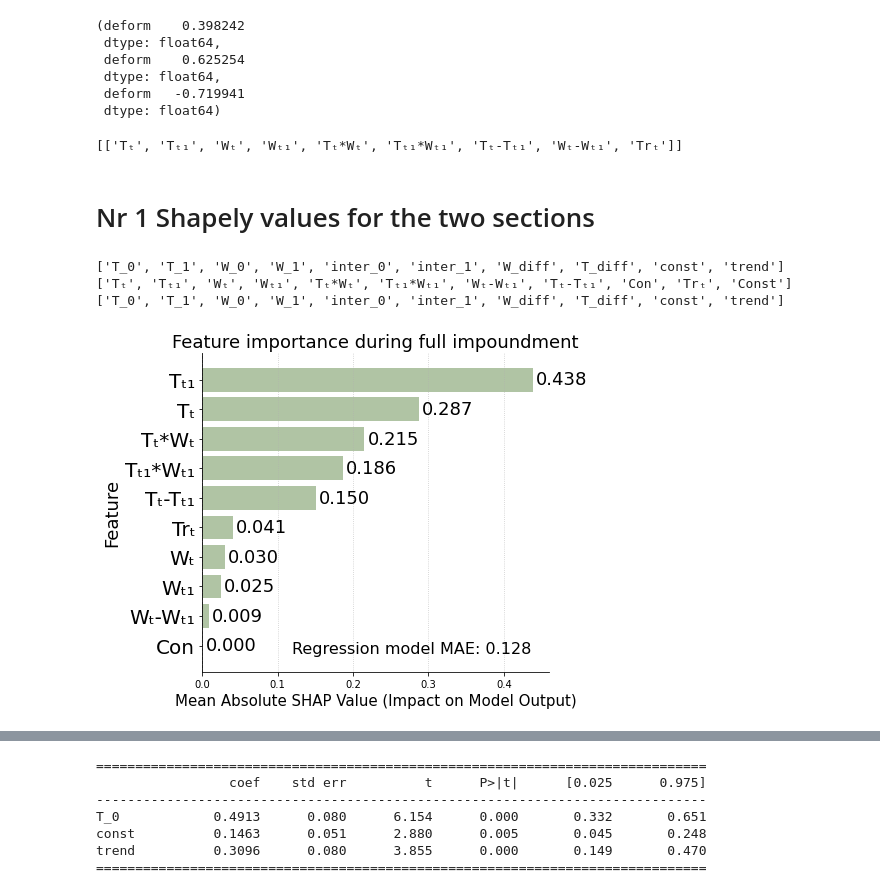
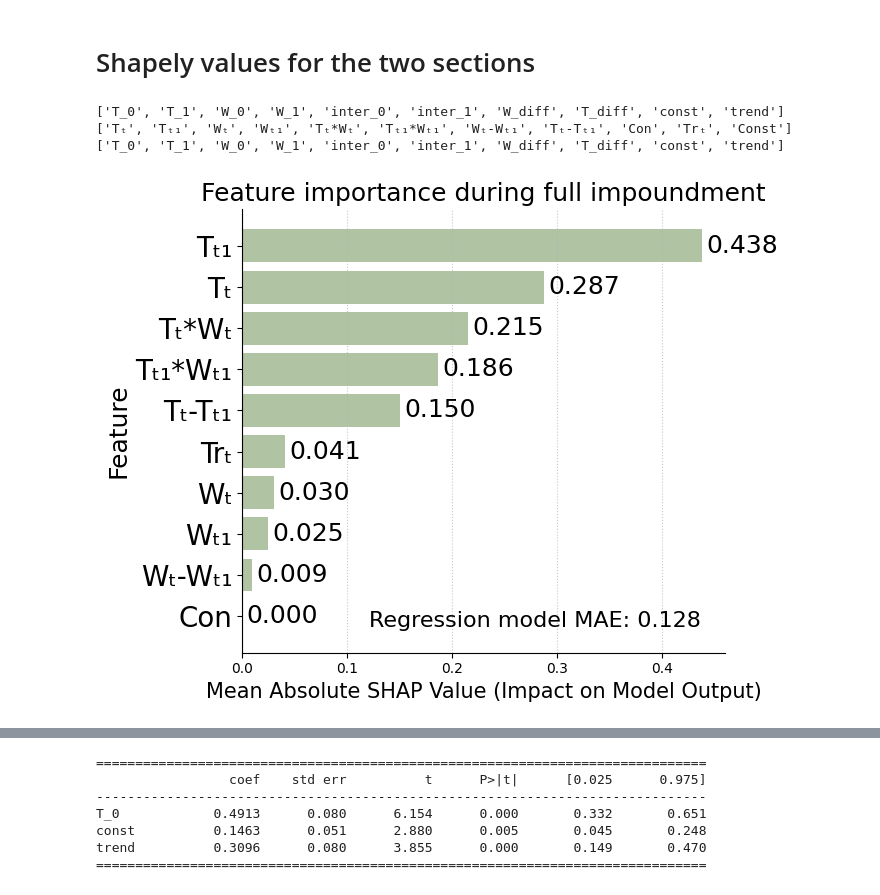
Before and after one commit to Gideon-Stein/KI4KI, a Jupyter notebook: glörtal_analysis/glör_paper.ipynb, the cells around one changed output, grey strips where cells are left out. Cells and saved outputs as stored; diff of their text form; code cells hidden in the pictures.

```diff
--- a/glörtal_analysis/glör_paper.ipynb
+++ b/glörtal_analysis/glör_paper.ipynb
@@ -23,40 +20,16 @@ Importantly, we ran a grid seach first via glör_paper_hydra.py to evaluate vari
-# %%
-ps, in_situ  = load_raw(which_ps="S1")
-a = ps.index.values[1:] - ps.index.values[:-1]
-# convert to days
-a = a / np.timedelta64(1, 'D')
-# %%
-# draining and full periods:
-start = in_situ[in_situ["W"] == 284.04].index.min()
-end = "2019-01-14"
-refill_with_full_data_start = "2019-09-09"
-fill_end = "2021-02-08"
-
-drain = ps[(ps.index > start) & (ps.index < end)]
-refill = ps[(ps.index > refill_with_full_data_start) & (ps.index < fill_end)]
-full = ps[(ps.index > fill_end)]
-
-drain.mean(), refill.mean(), full.mean()
-# %% [output]
-(deform    0.398242
- dtype: float64,
- deform    0.625254
- dtype: float64,
- deform   -0.719941
- dtype: float64)
 # %%
 res = {}
 
 # Load model results
 
-for ps in ["t+s"]:
-    m1 = pickle.load(open("results/" + ps + "/drain.p", "rb"))
-    m2 = pickle.load(open("results/" + ps + "/refill_T.p", "rb"))
-    m3 = pickle.load(open("results/" + ps + "/full_T.p", "rb"))
-    m4 = pickle.load(open("results/" + ps + "/refill_W.p", "rb"))
-    m5 = pickle.load(open("results/" + ps + "/full_W.p", "rb"))
-    m6 = pickle.load(open("results/" + ps + "/refill.p", "rb"))
-    m7 = pickle.load(open("results/" + ps + "/full.p", "rb"))
-    m8 = pickle.load(open("results/" + ps + "/refill_inter.p", "rb"))
-    m9 = pickle.load(open("results/" + ps + "/full_inter.p", "rb"))
+for ps in ["t+s", "S1", "tsx"]:
+    m1 = pickle.load(open(f"results/{ps}/drain.p", "rb"))
+    m2 = pickle.load(open(f"results/{ps}/refill_T.p", "rb"))
+    m3 = pickle.load(open(f"results/{ps}/full_T.p", "rb"))
+    m4 = pickle.load(open(f"results/{ps}/refill_W.p", "rb"))
+    m5 = pickle.load(open(f"results/{ps}/full_W.p", "rb"))
+    m6 = pickle.load(open(f"results/{ps}/refill.p", "rb"))
+    m7 = pickle.load(open(f"results/{ps}/full.p", "rb"))
+    m8 = pickle.load(open(f"results/{ps}/refill_inter.p", "rb"))
+    m9 = pickle.load(open(f"results/{ps}/full_inter.p", "rb"))
     res[ps] = [m1, m2, m3, m4, m5, m6, m7, m8, m9]
@@ -146,36 +36,28 @@ def plot_shap_summary_bar(shap_values, feature_names, max_display=20, title="Fea
-# %%
-def to_subscript(s):
-    sub_map = str.maketrans("0123456789t", "₀₁₂₃₄₅₆₇₈₉ₜ")
-    return ''.join([c.translate(sub_map) if c in "0123456789t" else c for c in s])
-
-[subscripted := [to_subscript(f) for f in ["Tt","Tt1","Wt","Wt1", "Tt*Wt", "Tt1*Wt1", "Tt-Tt1", "Wt-Wt1","Trt"]]]
-# %% [output]
-[['Tₜ', 'Tₜ₁', 'Wₜ', 'Wₜ₁', 'Tₜ*Wₜ', 'Tₜ₁*Wₜ₁', 'Tₜ-Tₜ₁', 'Wₜ-Wₜ₁', 'Trₜ']]
 # %% [markdown]
-# Nr 1 Shapely values for the two sections
+# Shapely values for the two sections
 # %%
 # a
 X = pd.read_csv("data_saves/temporaryfull_inter.csv", index_col=0)
 X10 = shap.utils.sample(X, 100)  # 100 instance
 # compute the SHAP values for the linear model
-explainer = shap.Explainer(m9.predict, X10)
+explainer = shap.Explainer(res["t+s"][-1].predict, X10)
 shap_values = explainer(X)
 [subscripted := [to_subscript(f) for f in ["Tt","Tt1","Wt","Wt1", "Tt*Wt", "Tt1*Wt1", "Wt-Wt1","Tt-Tt1","Con", "Trt"]]]
 print(shap_values.feature_names)
 print(subscripted + ["Const"])
 plot_shap_summary_bar(shap_values.abs.mean(0).values,subscripted , title="Feature importance during full impoundment")
 plt.text(
     0.95, 0.05, "Regression model MAE: 0.128",
     fontsize=16, color="black", ha="right", va="bottom",
     transform=plt.gca().transAxes
 )
 print(shap_values.feature_names)
 plt.savefig("../imgs/shap_waterfall_full_inter.pdf", bbox_inches="tight")
 # %% [output]
 ['T_0', 'T_1', 'W_0', 'W_1', 'inter_0', 'inter_1', 'W_diff', 'T_diff', 'const', 'trend']
 ['Tₜ', 'Tₜ₁', 'Wₜ', 'Wₜ₁', 'Tₜ*Wₜ', 'Tₜ₁*Wₜ₁', 'Wₜ-Wₜ₁', 'Tₜ-Tₜ₁', 'Con', 'Trₜ', 'Const']
 ['T_0', 'T_1', 'W_0', 'W_1', 'inter_0', 'inter_1', 'W_diff', 'T_diff', 'const', 'trend']
-[figure, old version]
+[figure, new version]
 # %%
 # a classic housing price dataset
 X = pd.read_csv("data_saves/temporaryrefill_inter.csv", index_col=0)
```
Also changed, not shown: parts of 14 cells of this notebook, 10 other files.
